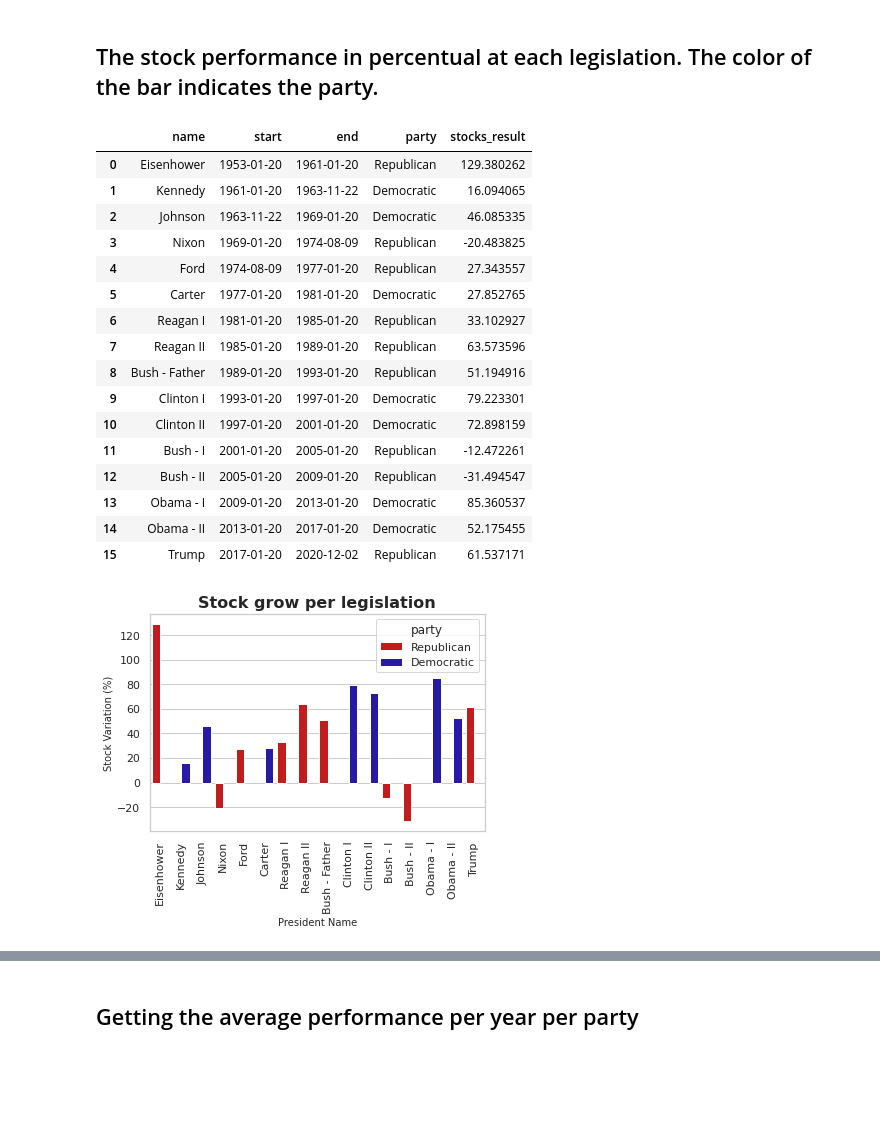
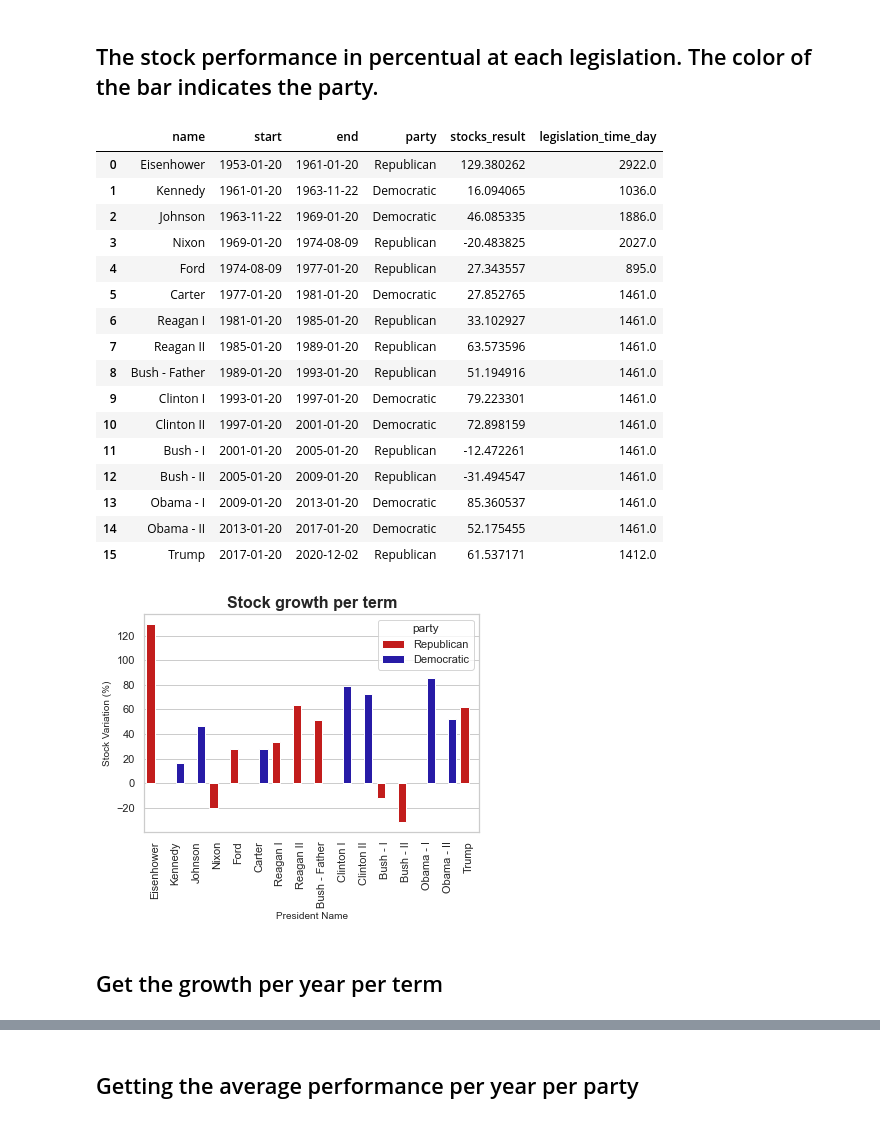
Before and after one commit to jairNeto/stocks_prices_medium, a Jupyter notebook: Udacity_stock.ipynb, the cells around one changed output, grey strips where cells are left out. Drawn from its saved outputs; the diff is of its cells as text; code cells hidden in the pictures; blank space fills up the shorter version.

```diff
--- a/Udacity_stock.ipynb
+++ b/Udacity_stock.ipynb
@@ -56,7 +77,7 @@ Name: Close, dtype: float64
 # %% [markdown]
 # Getting the Presidential Data
 # %%
-presidential_data = pd.read_csv('presidential.csv')
+presidential_data = pd.read_csv('data/presidential.csv')
 # %%
 presidential_data
 # %% [output]
@@ -131,29 +166,31 @@ def formatting_axis(ax, title, xlabel, ylabel):
 # %%
 presidential_data
 # %% [output]
-|  | name | start | end | party | stocks_result |
-| 0 | Eisenhower | 1953-01-20 | 1961-01-20 | Republican | 129.380262 |
-| 1 | Kennedy | 1961-01-20 | 1963-11-22 | Democratic | 16.094065 |
-| 2 | Johnson | 1963-11-22 | 1969-01-20 | Democratic | 46.085335 |
-| 3 | Nixon | 1969-01-20 | 1974-08-09 | Republican | -20.483825 |
-| 4 | Ford | 1974-08-09 | 1977-01-20 | Republican | 27.343557 |
-| 5 | Carter | 1977-01-20 | 1981-01-20 | Democratic | 27.852765 |
-| 6 | Reagan I | 1981-01-20 | 1985-01-20 | Republican | 33.102927 |
-| 7 | Reagan II | 1985-01-20 | 1989-01-20 | Republican | 63.573596 |
-| 8 | Bush - Father | 1989-01-20 | 1993-01-20 | Republican | 51.194916 |
-| 9 | Clinton I | 1993-01-20 | 1997-01-20 | Democratic | 79.223301 |
-| 10 | Clinton II | 1997-01-20 | 2001-01-20 | Democratic | 72.898159 |
-| 11 | Bush - I | 2001-01-20 | 2005-01-20 | Republican | -12.472261 |
-| 12 | Bush - II | 2005-01-20 | 2009-01-20 | Republican | -31.494547 |
-| 13 | Obama - I | 2009-01-20 | 2013-01-20 | Democratic | 85.360537 |
-| 14 | Obama - II | 2013-01-20 | 2017-01-20 | Democratic | 52.175455 |
-| 15 | Trump | 2017-01-20 | 2020-12-02 | Republican | 61.537171 |
+|  | name | start | end | party | stocks_result | legislation_time_day |
+| 0 | Eisenhower | 1953-01-20 | 1961-01-20 | Republican | 129.380262 | 2922.0 |
+| 1 | Kennedy | 1961-01-20 | 1963-11-22 | Democratic | 16.094065 | 1036.0 |
+| 2 | Johnson | 1963-11-22 | 1969-01-20 | Democratic | 46.085335 | 1886.0 |
+| 3 | Nixon | 1969-01-20 | 1974-08-09 | Republican | -20.483825 | 2027.0 |
+| 4 | Ford | 1974-08-09 | 1977-01-20 | Republican | 27.343557 | 895.0 |
+| 5 | Carter | 1977-01-20 | 1981-01-20 | Democratic | 27.852765 | 1461.0 |
+| 6 | Reagan I | 1981-01-20 | 1985-01-20 | Republican | 33.102927 | 1461.0 |
+| 7 | Reagan II | 1985-01-20 | 1989-01-20 | Republican | 63.573596 | 1461.0 |
+| 8 | Bush - Father | 1989-01-20 | 1993-01-20 | Republican | 51.194916 | 1461.0 |
+| 9 | Clinton I | 1993-01-20 | 1997-01-20 | Democratic | 79.223301 | 1461.0 |
+| 10 | Clinton II | 1997-01-20 | 2001-01-20 | Democratic | 72.898159 | 1461.0 |
+| 11 | Bush - I | 2001-01-20 | 2005-01-20 | Republican | -12.472261 | 1461.0 |
+| 12 | Bush - II | 2005-01-20 | 2009-01-20 | Republican | -31.494547 | 1461.0 |
+| 13 | Obama - I | 2009-01-20 | 2013-01-20 | Democratic | 85.360537 | 1461.0 |
+| 14 | Obama - II | 2013-01-20 | 2017-01-20 | Democratic | 52.175455 | 1461.0 |
+| 15 | Trump | 2017-01-20 | 2020-12-02 | Republican | 61.537171 | 1412.0 |
 # %%
 palette ={'Democratic': '#1404BD', 'Republican': '#DE0100'}
 sns.set_theme(style='whitegrid')
 ax = sns.barplot(x='name', y='stocks_result', hue='party', data=presidential_data, palette=palette)
 plt.setp(ax.get_xticklabels(), rotation=90)
-formatting_axis(ax, 'Stock grow per legislation', 'President Name', 'Stock Variation (%)')
+formatting_axis(ax, 'Stock growth per term', 'President Name', 'Stock Variation (%)')
 ax;
 # %% [output]
-[figure, old version]
+[figure, new version]
+# %% [markdown]
+## Get the growth per year per term
```
Also changed, not shown: parts of 19 cells of this notebook, 2 other files.
